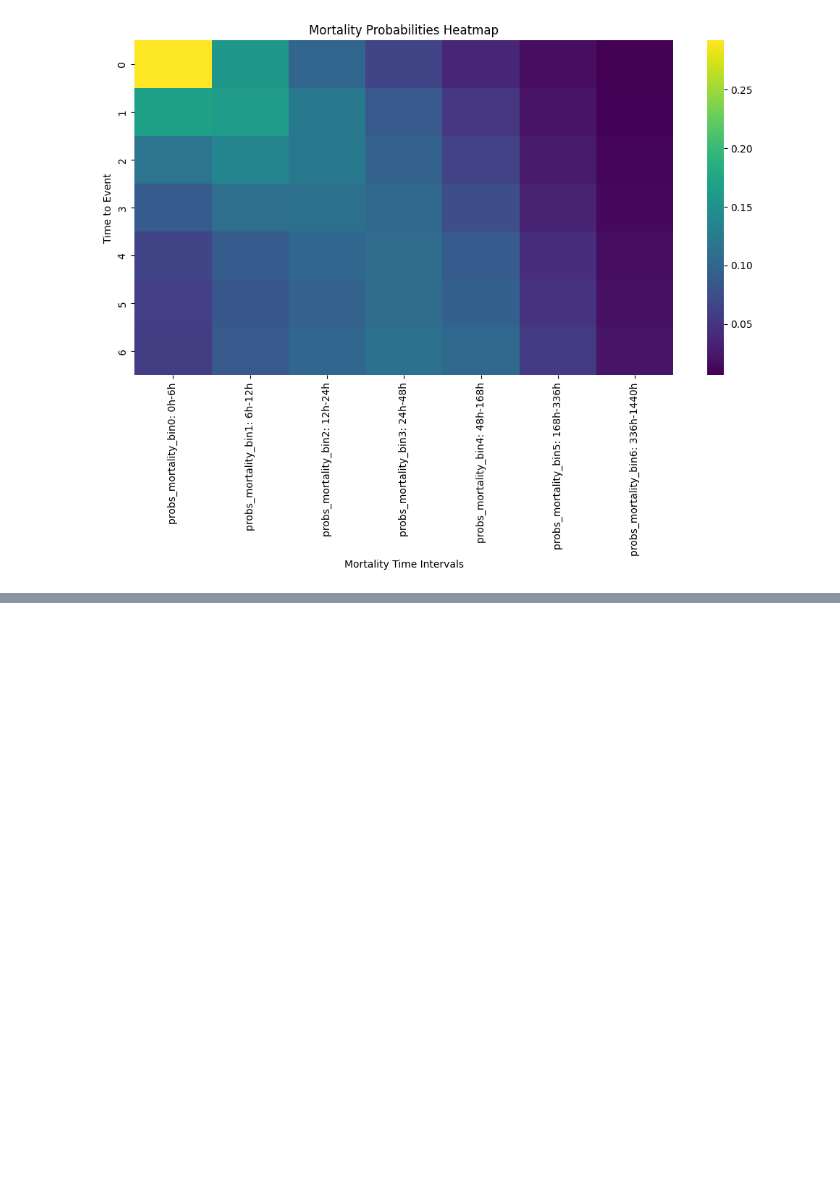
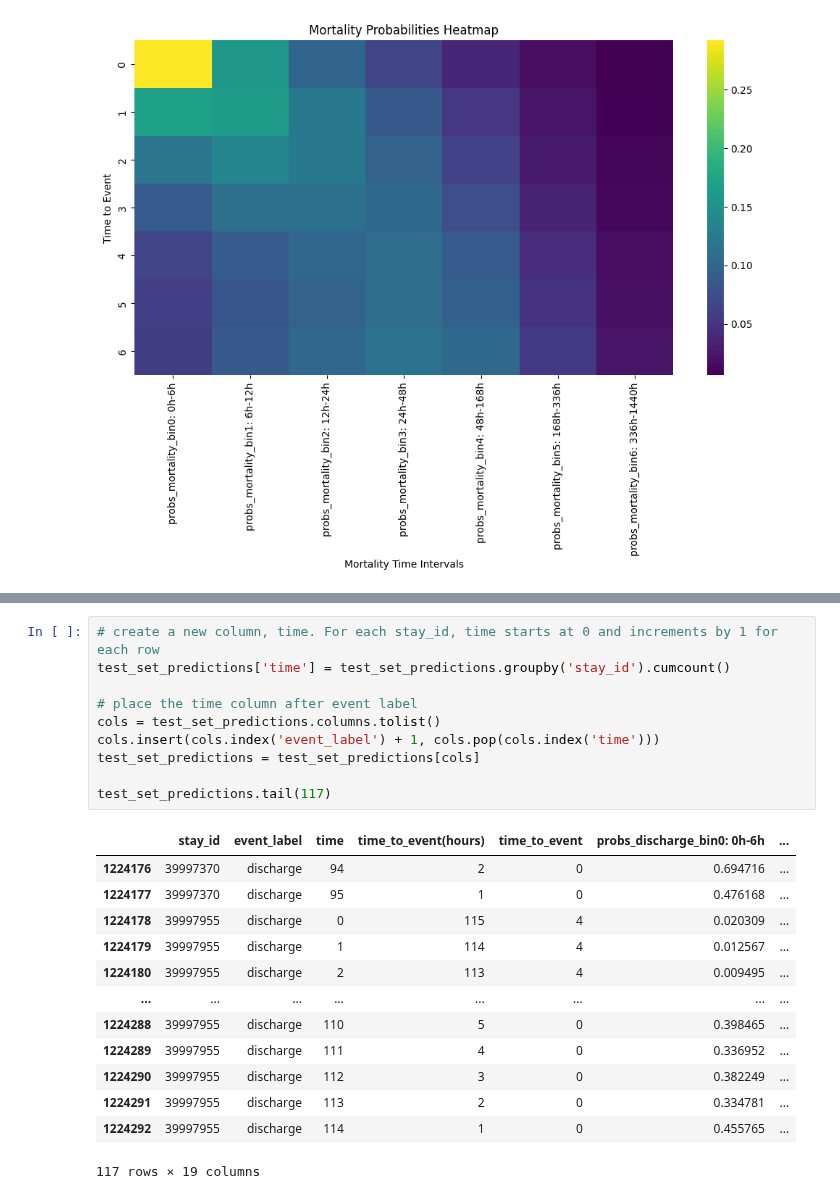
Before and after one commit to jakeormond/ai_clinician_pediatric_rl, a Jupyter notebook: src/analyse_results/examine_dynamic_deephit_results.ipynb, the cells around one changed output, grey strips where cells are left out. Saved outputs shown, nothing was run; the diff lists cells and outputs as text; blank space fills up the shorter version.

```diff
--- a/src/analyse_results/examine_dynamic_deephit_results.ipynb
+++ b/src/analyse_results/examine_dynamic_deephit_results.ipynb
@@ -176,0 +211,24 @@ plt.show()
+# %%
+# create a new column, time. For each stay_id, time starts at 0 and increments by 1 for each row
+test_set_predictions['time'] = test_set_predictions.groupby('stay_id').cumcount()
+
+# place the time column after event label
+cols = test_set_predictions.columns.tolist()
+cols.insert(cols.index('event_label') + 1, cols.pop(cols.index('time')))
+test_set_predictions = test_set_predictions[cols]
+
+test_set_predictions.tail(117)
+# %% [output]
+|  | stay_id | event_label | time | time_to_event(hours) | time_to_event | probs_discharge_bin0: 0h-6h | ... |
+| 1224176 | 39997370 | discharge | 94 | 2 | 0 | 0.694716 | ... |
+| 1224177 | 39997370 | discharge | 95 | 1 | 0 | 0.476168 | ... |
+| 1224178 | 39997955 | discharge | 0 | 115 | 4 | 0.020309 | ... |
+| 1224179 | 39997955 | discharge | 1 | 114 | 4 | 0.012567 | ... |
+| 1224180 | 39997955 | discharge | 2 | 113 | 4 | 0.009495 | ... |
+| ... | ... | ... | ... | ... | ... | ... | ... |
+| 1224288 | 39997955 | discharge | 110 | 5 | 0 | 0.398465 | ... |
+| 1224289 | 39997955 | discharge | 111 | 4 | 0 | 0.336952 | ... |
+| 1224290 | 39997955 | discharge | 112 | 3 | 0 | 0.382249 | ... |
+| 1224291 | 39997955 | discharge | 113 | 2 | 0 | 0.334781 | ... |
+| 1224292 | 39997955 | discharge | 114 | 1 | 0 | 0.455765 | ... |
+117 rows × 19 columns
```
Also changed, not shown: parts of 17 cells of this notebook.
